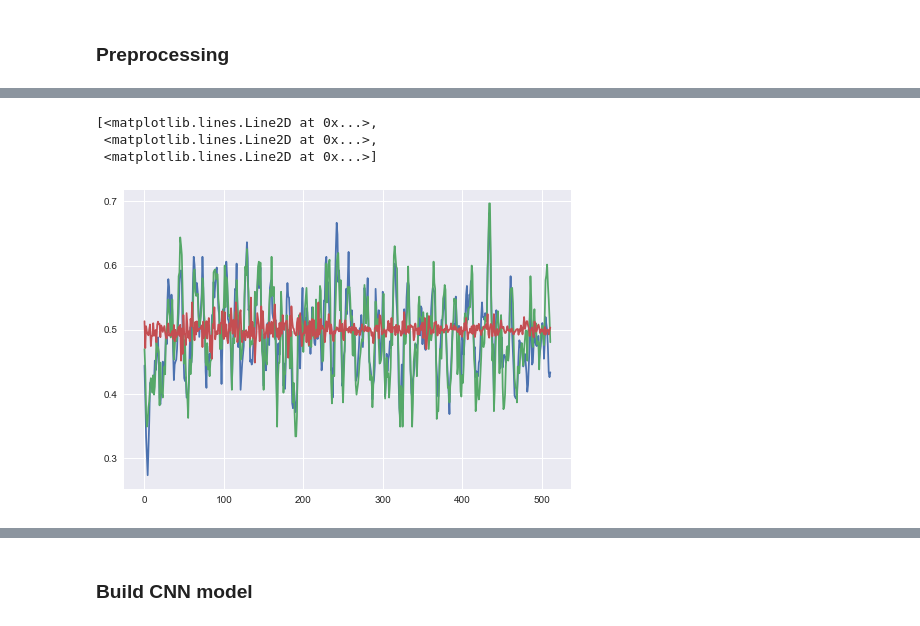
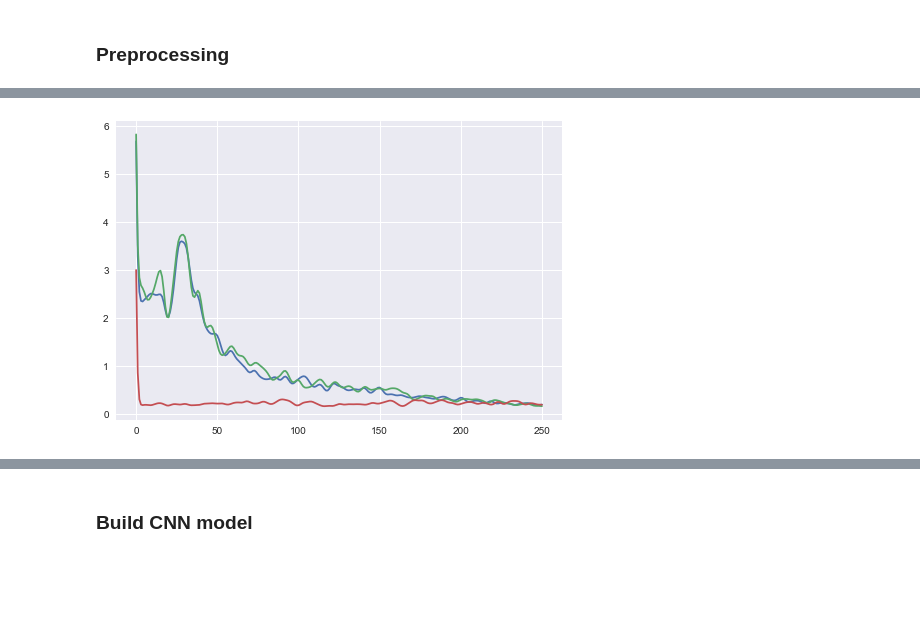
Before and after one commit to nathanbaudis/PHY371_Competition, a Jupyter notebook: CNN.ipynb, the cells around one changed output, grey strips where cells are left out. Drawn from its saved outputs; the diff is of its cells as text; code cells hidden in the pictures; blank space fills up the shorter version.

```diff
--- a/CNN.ipynb
+++ b/CNN.ipynb
@@ -38,0 +37,5 @@ Shape of x_train_cnn: (45360, 512, 3, 1)
+# %%
+# Fourier transform data
+
+x_train_fft = np.abs(fft(x_train, n=len(x_train[0]), axis=1))
+x_train_fft = x_train_fft[:, :1 + int((len(x_train_fft[0]) - 1) / 2)]
@@ -39,15 +47,12 @@ Shape of x_train_cnn: (45360, 512, 3, 1)
 # %%
 # Apply Gaussian filter
-x_train_gauss = x_train.copy()
+# Not used in training, worsens performance
+x_train_gauss = x_train_fft.copy()
 
 for i in range(x_train.shape[-1]):
-    x_train_gauss[:, :, i] = gaussian_filter(x_train[:, :, i], sigma=2)
-
-# x_train_gauss = gaussian_filter(x_train, sigma=5)
+    x_train_gauss[:, :, i] = gaussian_filter(x_train_fft[:, :, i], sigma=2)
 # %%
-plt.plot(x_train[0])
+plt.plot(x_train_gauss[0, 5:])
+plt.show()
 # %% [output]
-[<matplotlib.lines.Line2D at 0x...>,
- <matplotlib.lines.Line2D at 0x...>,
- <matplotlib.lines.Line2D at 0x...>]
-[figure, old version]
+[figure, new version]
```
Also changed, not shown: parts of 17 cells of this notebook.
